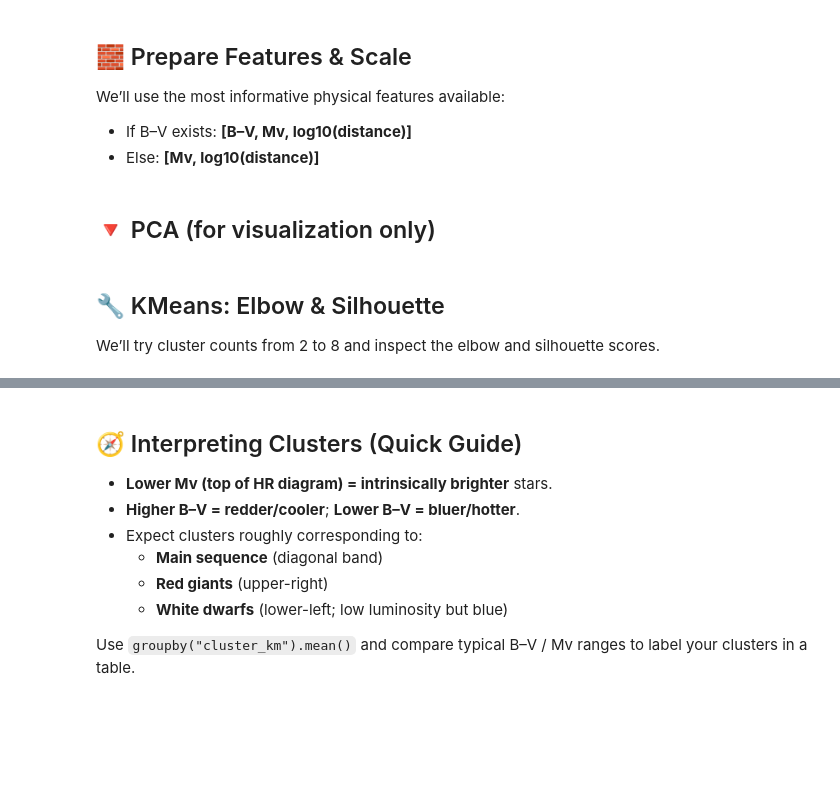
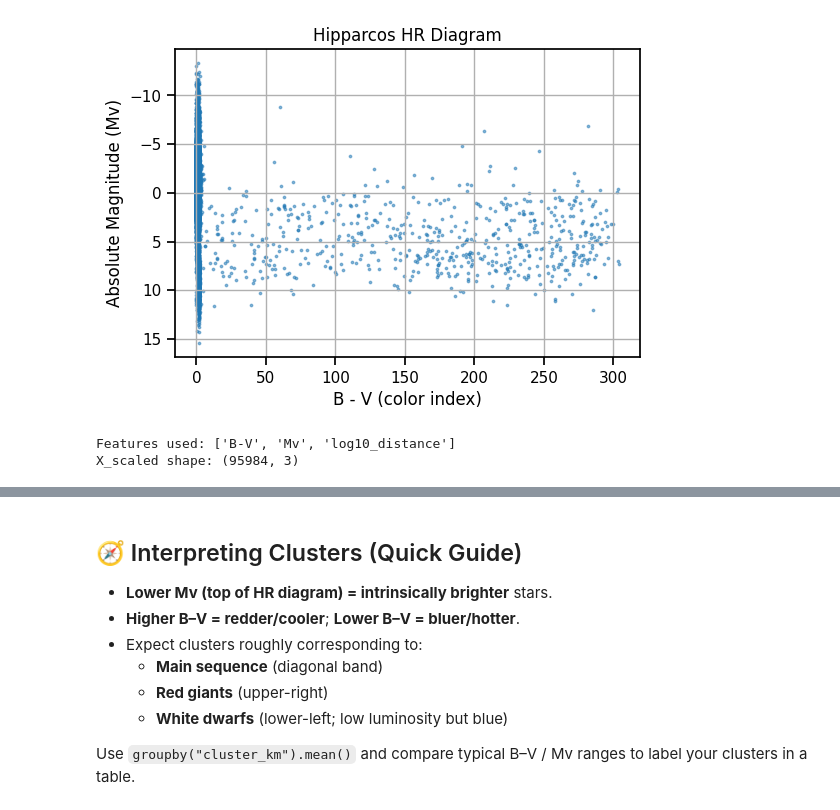
Before and after one commit to dinarazhorabek/astronomy_data_analysis, a Jupyter notebook: Hipparcos_Clustering_Starter.ipynb, the cells around one changed output, grey strips where cells are left out. Cells and saved outputs as stored; diff of their text form; code cells hidden in the pictures; blank space fills up the shorter version.

Commit message:
started with knn clustering

```diff
--- a/Hipparcos_Clustering_Starter.ipynb
+++ b/Hipparcos_Clustering_Starter.ipynb
@@ -142,0 +52,8 @@ If B–V is missing, we’ll plot Mv vs distance as a sanity check.
+# %%
+COL_PLX = "Plx"      # parallax in mas
+COL_V   = "Vmag"     # apparent V magnitude
+COL_BV  = "B-V"      # color index (may have NaNs)
+
+# keep rows with positive parallax (needed for distance)
+df = df.copy()
+df = df[pd.to_numeric(df[COL_PLX], errors="coerce") > 0].copy()
@@ -143,46 +70,34 @@ If B–V is missing, we’ll plot Mv vs distance as a sanity check.
+# %%
+# distance in parsecs
+df["distance_pc"] = 1000.0 / df[COL_PLX]  # parallax is in milliarcseconds
+
+# absolute magnitude Mv = m - 5*log10(d/10)
+df["Mv"] = df[COL_V] - 5 * (np.log10(df["distance_pc"]) - 1)
 # %%
-
-has_bv = "B_V" in df.columns and df["B_V"].notna().any()
-
-if has_bv:
-    fig, ax = plt.subplots()
-    ax.scatter(df["B_V"], df["Mv"], s=5, alpha=0.5)
-    ax.set_xlabel("B - V (color index)")
-    ax.set_ylabel("Absolute Magnitude (Mv)")
-    ax.invert_yaxis()  # brighter at the top
-    ax.set_title("HR Diagram (Hipparcos)")
-    plt.show()
-else:
-    fig, ax = plt.subplots()
-    ax.scatter(df["distance_pc"], df["Mv"], s=5, alpha=0.5)
-    ax.set_xlabel("Distance (pc)")
-    ax.set_ylabel("Absolute Magnitude (Mv)")
-    ax.invert_yaxis()
-    ax.set_title("Mv vs Distance (B–V not available)")
-    plt.show()
+fig, ax = plt.subplots(figsize=(6,4))
+ax.scatter(df[COL_BV], df["Mv"], s=3, alpha=0.5)
+ax.set_xlabel("B - V (color index)")
+ax.set_ylabel("Absolute Magnitude (Mv)")
+ax.set_title("Hipparcos HR Diagram")
+ax.invert_yaxis()  # brighter at top
+plt.show()
+# %% [output]
+[figure, added]
-# %% [markdown]
-
-## 🧱 Prepare Features & Scale
-
-We’ll use the most informative physical features available:
-- If B–V exists: **[B–V, Mv, log10(distance)]**
-- Else: **[Mv, log10(distance)]**
 # %%
-
 features = ["Mv", "distance_pc"]
-if has_bv:
-    features = ["B_V", "Mv", "distance_pc"]
+if COL_BV in df.columns and df[COL_BV].notna().any():
+    features = [COL_BV, "Mv", "distance_pc"]
 
 X = df[features].copy()
-# Log-scale distance helps
 X["log10_distance"] = np.log10(X["distance_pc"])
 X = X.drop(columns=["distance_pc"])
+X = X.replace([np.inf, -np.inf], np.nan).dropna()
 
 scaler = StandardScaler()
 X_scaled = scaler.fit_transform(X)
 
-print("Feature matrix shape:", X_scaled.shape)
 print("Features used:", list(X.columns))
+print("X_scaled shape:", X_scaled.shape)
+# %% [output]
+Features used: ['B-V', 'Mv', 'log10_distance']
+X_scaled shape: (95984, 3)
-# %% [markdown]
-
-## 🔻 PCA (for visualization only)
@@ -194,6 +104 @@ print("Explained variance ratio:", pca.explained_variance_ratio_)
-# %% [markdown]
-
-## 🔧 KMeans: Elbow & Silhouette
-
-We’ll try cluster counts from 2 to 8 and inspect the elbow and silhouette scores.
 # %%
```
Also changed, not shown: parts of 23 cells of this notebook, 2 other files.
